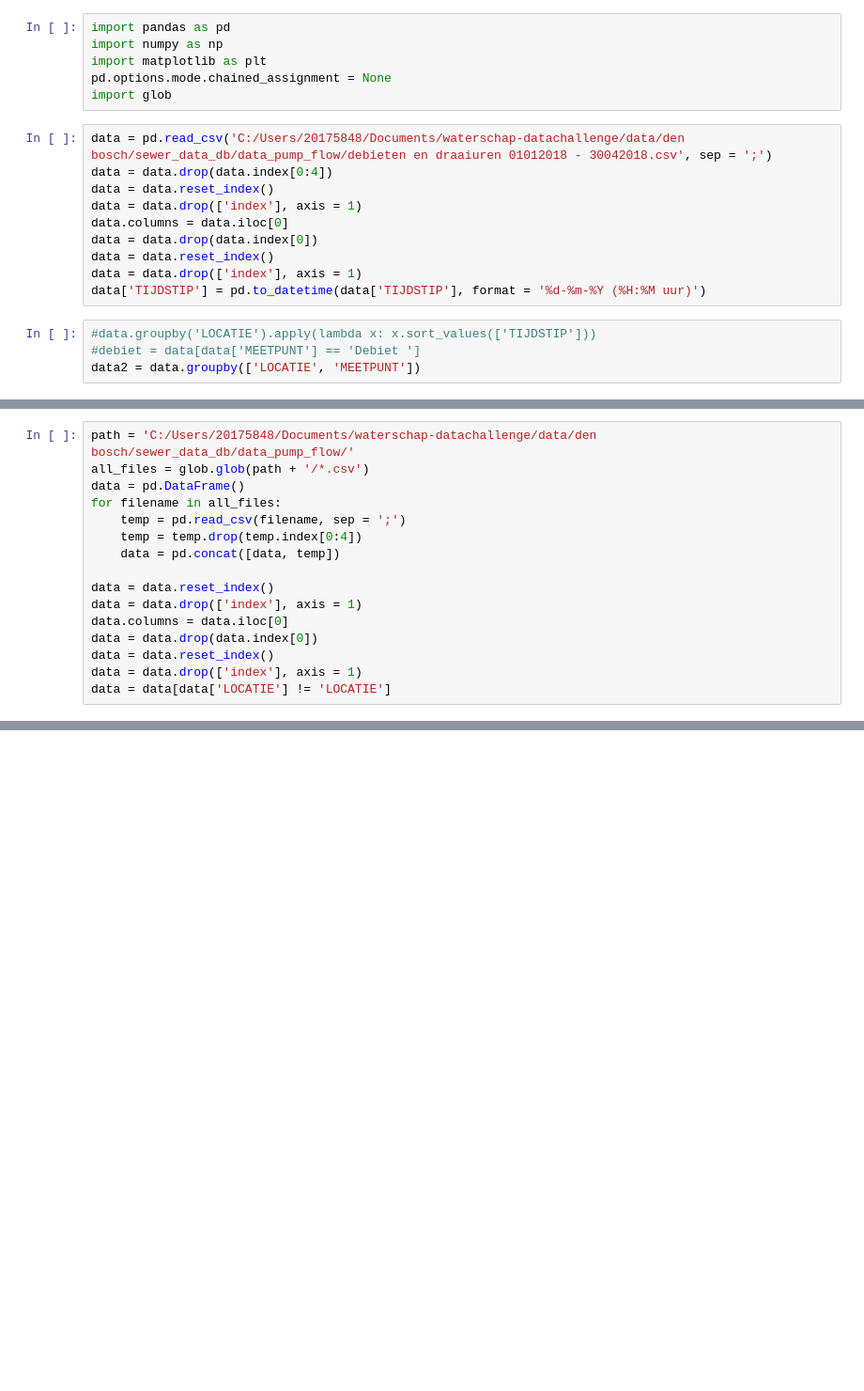
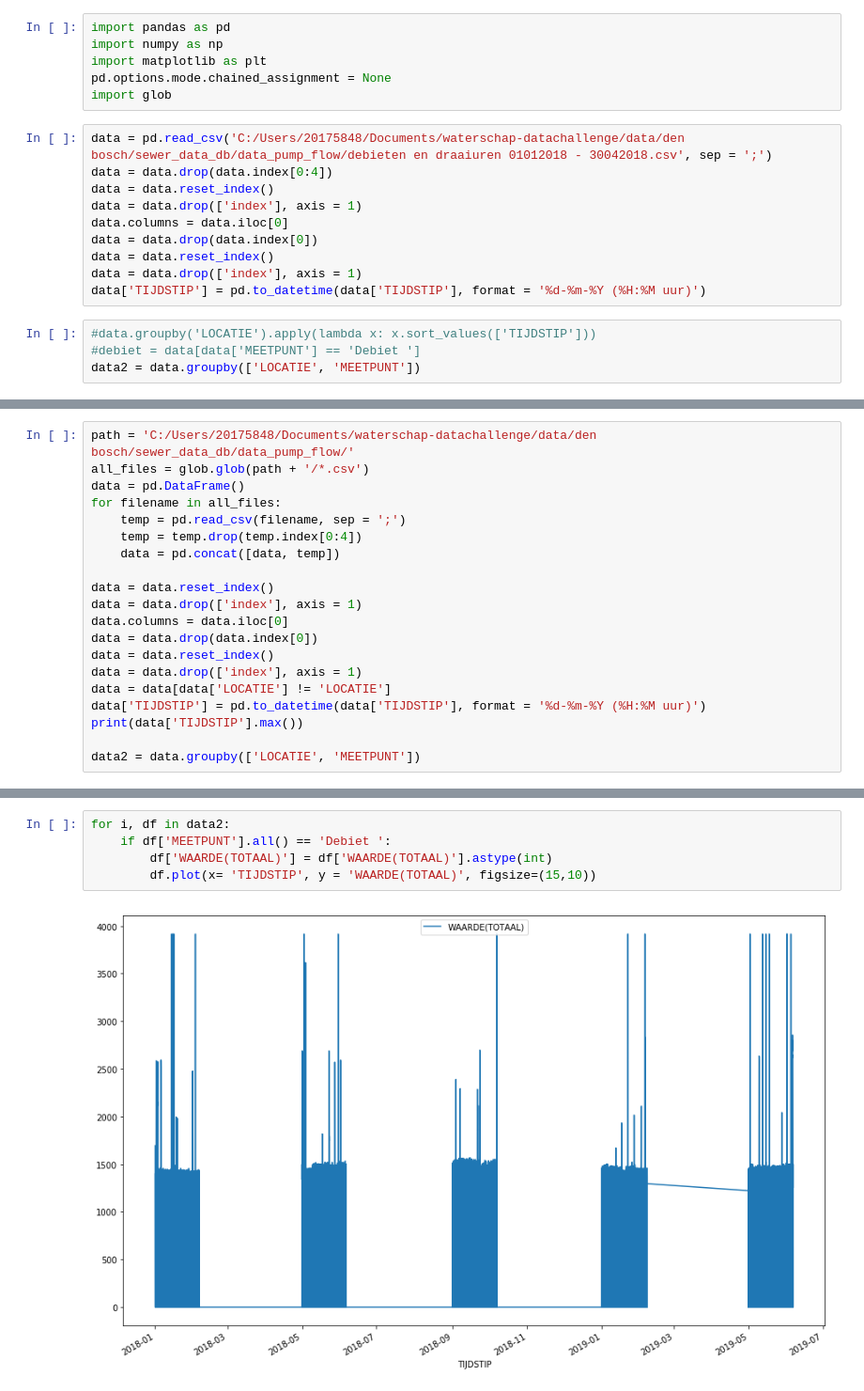
Before and after one commit to Trezorro/waterschap-datachallenge, a Jupyter notebook: Flow visualization db.ipynb, the cells around one changed output, grey strips where cells are left out. Shown at 94% size. Cells and saved outputs as stored; diff of their text form; blank space fills up the shorter version.

```diff
--- a/Flow visualization db.ipynb
+++ b/Flow visualization db.ipynb
@@ -39,4 +45,8 @@ data = data.drop(data.index[0])
 data = data.reset_index()
 data = data.drop(['index'], axis = 1)
 data = data[data['LOCATIE'] != 'LOCATIE']
+data['TIJDSTIP'] = pd.to_datetime(data['TIJDSTIP'], format = '%d-%m-%Y (%H:%M uur)')
+print(data['TIJDSTIP'].max())
+
+data2 = data.groupby(['LOCATIE', 'MEETPUNT'])
 # %% [output]
@@ -43,0 +70,7 @@ data = data[data['LOCATIE'] != 'LOCATIE']
+# %%
+for i, df in data2:
+    if df['MEETPUNT'].all() == 'Debiet ':
+        df['WAARDE(TOTAAL)'] = df['WAARDE(TOTAAL)'].astype(int)
+        df.plot(x= 'TIJDSTIP', y = 'WAARDE(TOTAAL)', figsize=(15,10))
+# %% [output]
+[figure, added]
```
Also changed, not shown: parts of 4 cells of this notebook.
